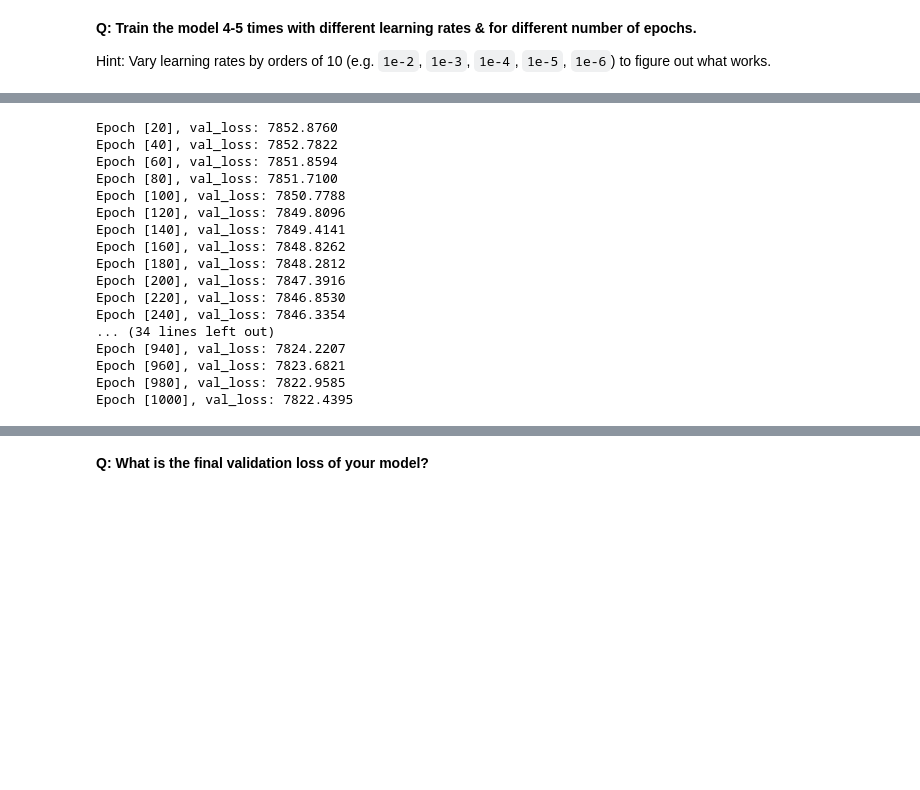
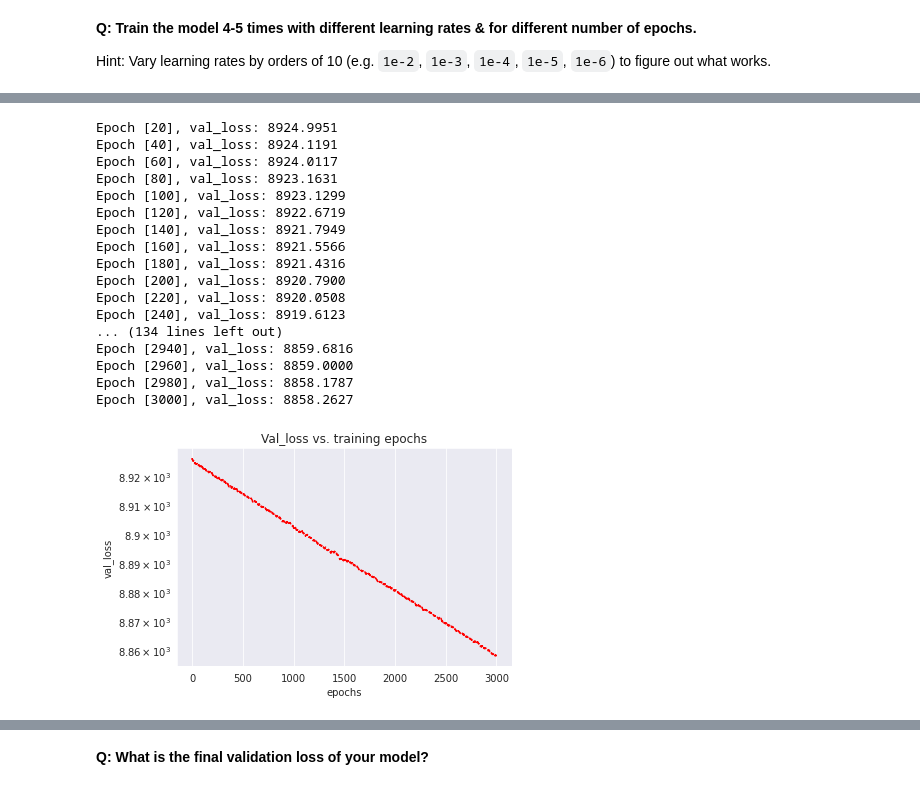
Before and after one commit to aayrm5/Zero_to_GANS, a Jupyter notebook: 02_insurance_linear.ipynb, the cells around one changed output, grey strips where cells are left out. Saved outputs shown, nothing was run; the diff lists cells and outputs as text; code cells hidden in the pictures; blank space fills up the shorter version.

```diff
--- a/02_insurance_linear.ipynb
+++ b/02_insurance_linear.ipynb
@@ -437,23 +450,33 @@ Epoch [1000], val_loss: 7852.7583
 # %%
-epochs = 1000
+epochs = 3000
 lr = 1e-2
 history2 = fit(epochs, lr, model, train_loader, val_loader)
 # %% [output]
-Epoch [20], val_loss: 7852.8760
-Epoch [40], val_loss: 7852.7822
-Epoch [60], val_loss: 7851.8594
-Epoch [80], val_loss: 7851.7100
-Epoch [100], val_loss: 7850.7788
-Epoch [120], val_loss: 7849.8096
-Epoch [140], val_loss: 7849.4141
-Epoch [160], val_loss: 7848.8262
-Epoch [180], val_loss: 7848.2812
-Epoch [200], val_loss: 7847.3916
-Epoch [220], val_loss: 7846.8530
-Epoch [240], val_loss: 7846.3354
-... (34 lines left out)
-Epoch [940], val_loss: 7824.2207
-Epoch [960], val_loss: 7823.6821
-Epoch [980], val_loss: 7822.9585
-Epoch [1000], val_loss: 7822.4395
+Epoch [20], val_loss: 8924.9951
+Epoch [40], val_loss: 8924.1191
+Epoch [60], val_loss: 8924.0117
+Epoch [80], val_loss: 8923.1631
+Epoch [100], val_loss: 8923.1299
+Epoch [120], val_loss: 8922.6719
+Epoch [140], val_loss: 8921.7949
+Epoch [160], val_loss: 8921.5566
+Epoch [180], val_loss: 8921.4316
+Epoch [200], val_loss: 8920.7900
+Epoch [220], val_loss: 8920.0508
+Epoch [240], val_loss: 8919.6123
+... (134 lines left out)
+Epoch [2940], val_loss: 8859.6816
+Epoch [2960], val_loss: 8859.0000
+Epoch [2980], val_loss: 8858.1787
+Epoch [3000], val_loss: 8858.2627
+# %%
+val_loss_list = [l['val_loss'] for l in history2]
+plt.plot(val_loss_list,'r--')
+plt.xlabel('epochs')
+plt.ylabel('val_loss')
+plt.yscale('log')
+plt.title('Val_loss vs. training epochs')
+plt.show()
+# %% [output]
+[figure, added]
 # %%
```
Also changed, not shown: parts of 21 cells of this notebook.
